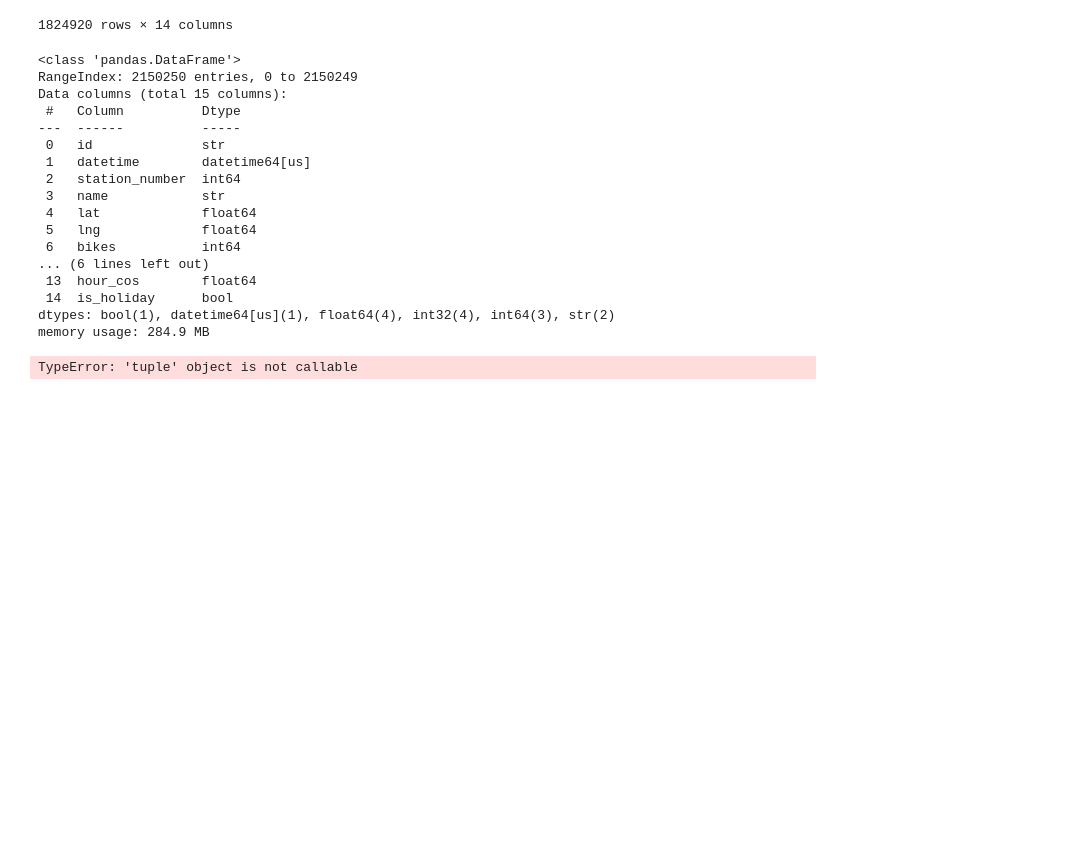
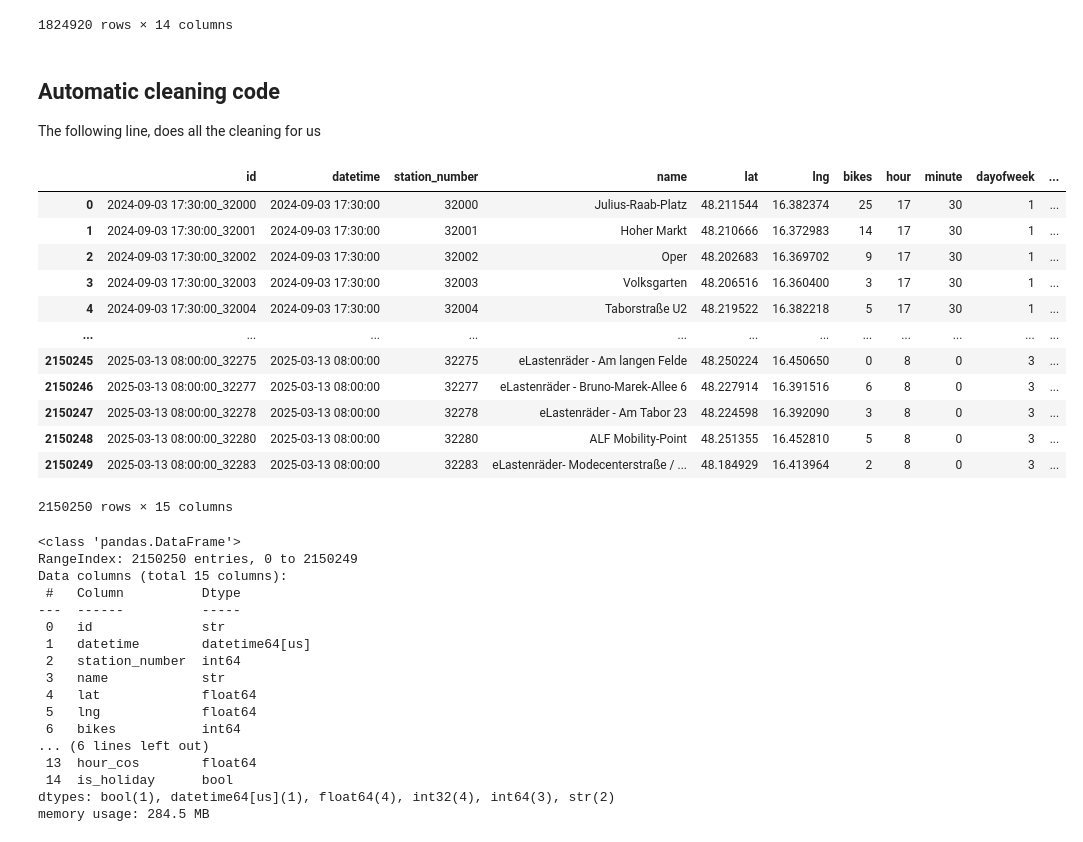
Before and after one commit to ras112git/predictive_modeling_and_mobility_forecasting, a Jupyter notebook: notebooks/02_cleaning.ipynb, the cells around one changed output. Drawn from its saved outputs; the diff is of its cells as text; code cells hidden in the pictures; blank space fills up the shorter version.

```diff
--- a/notebooks/02_cleaning.ipynb
+++ b/notebooks/02_cleaning.ipynb
@@ -157,6 +162,32 @@ df_train['is_holiday'] = df_train['datetime'].dt.date.apply(lambda x: x in at_ho
 
 # Optionally, get the holiday name
 # df_train['holiday_name'] = df_train['datetime'].dt.date.apply(lambda x: at_holidays.get(x))
+# %% [markdown]
+## Automatic cleaning code
+
+The following line, does all the cleaning for us
+# %%
+df_train = pd.read_csv(train_path)
+
+from src.data_cleaning import clean_data
+
+df_train = clean_data(dataset= df_train, is_train = True)
+
+df_train
+# %% [output]
+|  | id | datetime | station_number | name | lat | lng | bikes | hour | minute | dayofweek | ... |
+| 0 | 2024-09-03 17:30:00_32000 | 2024-09-03 17:30:00 | 32000 | Julius-Raab-Platz | 48.211544 | 16.382374 | 25 | 17 | 30 | 1 | ... |
+| 1 | 2024-09-03 17:30:00_32001 | 2024-09-03 17:30:00 | 32001 | Hoher Markt | 48.210666 | 16.372983 | 14 | 17 | 30 | 1 | ... |
+| 2 | 2024-09-03 17:30:00_32002 | 2024-09-03 17:30:00 | 32002 | Oper | 48.202683 | 16.369702 | 9 | 17 | 30 | 1 | ... |
+| 3 | 2024-09-03 17:30:00_32003 | 2024-09-03 17:30:00 | 32003 | Volksgarten | 48.206516 | 16.360400 | 3 | 17 | 30 | 1 | ... |
+| 4 | 2024-09-03 17:30:00_32004 | 2024-09-03 17:30:00 | 32004 | Taborstraße U2 | 48.219522 | 16.382218 | 5 | 17 | 30 | 1 | ... |
+| ... | ... | ... | ... | ... | ... | ... | ... | ... | ... | ... | ... |
+| 2150245 | 2025-03-13 08:00:00_32275 | 2025-03-13 08:00:00 | 32275 | eLastenräder - Am langen Felde | 48.250224 | 16.450650 | 0 | 8 | 0 | 3 | ... |
+| 2150246 | 2025-03-13 08:00:00_32277 | 2025-03-13 08:00:00 | 32277 | eLastenräder - Bruno-Marek-Allee 6 | 48.227914 | 16.391516 | 6 | 8 | 0 | 3 | ... |
+| 2150247 | 2025-03-13 08:00:00_32278 | 2025-03-13 08:00:00 | 32278 | eLastenräder - Am Tabor 23 | 48.224598 | 16.392090 | 3 | 8 | 0 | 3 | ... |
+| 2150248 | 2025-03-13 08:00:00_32280 | 2025-03-13 08:00:00 | 32280 | ALF Mobility-Point | 48.251355 | 16.452810 | 5 | 8 | 0 | 3 | ... |
+| 2150249 | 2025-03-13 08:00:00_32283 | 2025-03-13 08:00:00 | 32283 | eLastenräder- Modecenterstraße / ... | 48.184929 | 16.413964 | 2 | 8 | 0 | 3 | ... |
+2150250 rows × 15 columns
 # %%
 df_train.info()
 # %% [output]
@@ -176,7 +207,7 @@ Data columns (total 15 columns):
  13  hour_cos        float64
  14  is_holiday      bool
 dtypes: bool(1), datetime64[us](1), float64(4), int32(4), int64(3), str(2)
-memory usage: 284.9 MB
+memory usage: 284.5 MB
 # %%
 # Now we will pass the number of bikes in the previous timestamp as a variable
 # %%
@@ -186,7 +217,3 @@ from pathlib import Path
 out_path = Path('data/processed/cleaned_data.csv')
 out_path.parent.mkdir(parents=True, exist_ok=True)
 df_train.to_csv(out_path, index=False)
-# %%
-df_train.shape()
-# %% [output]
-TypeError: 'tuple' object is not callable
```
Also changed, not shown: parts of 2 cells of this notebook, 5 other files.
